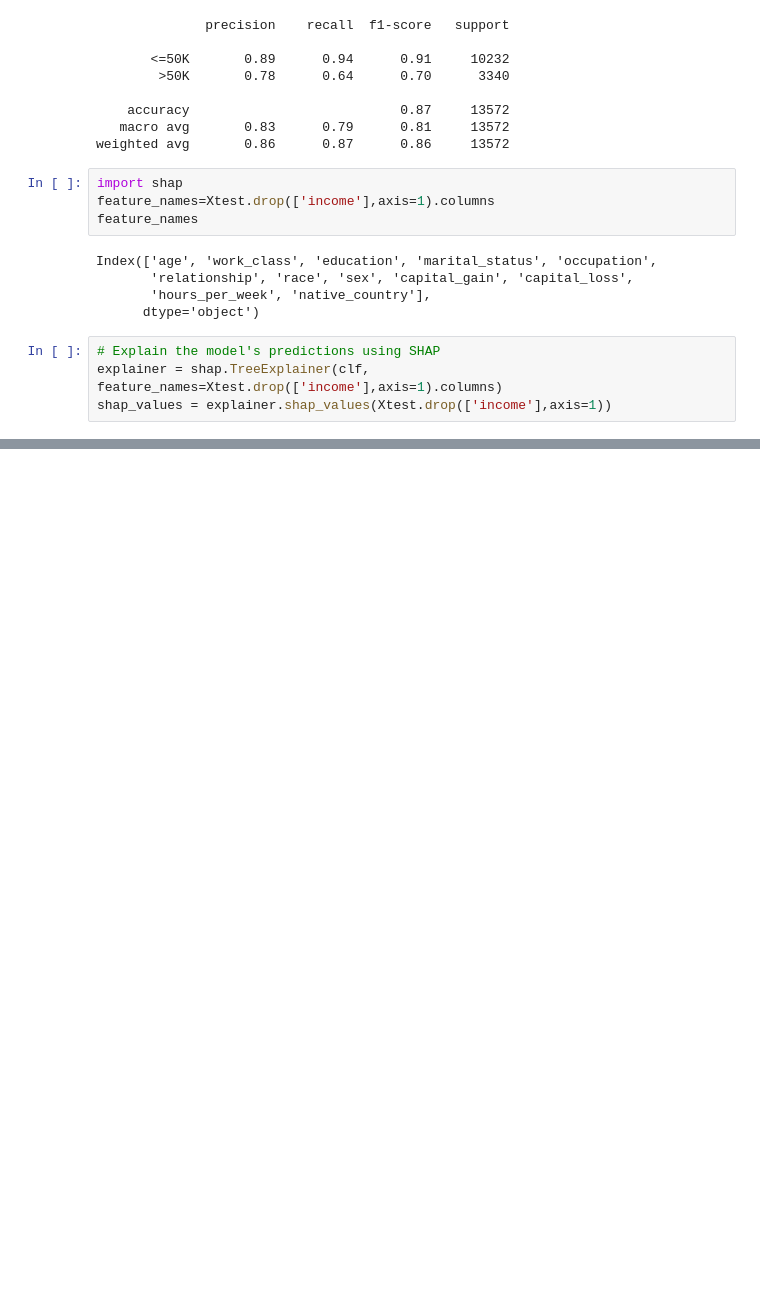
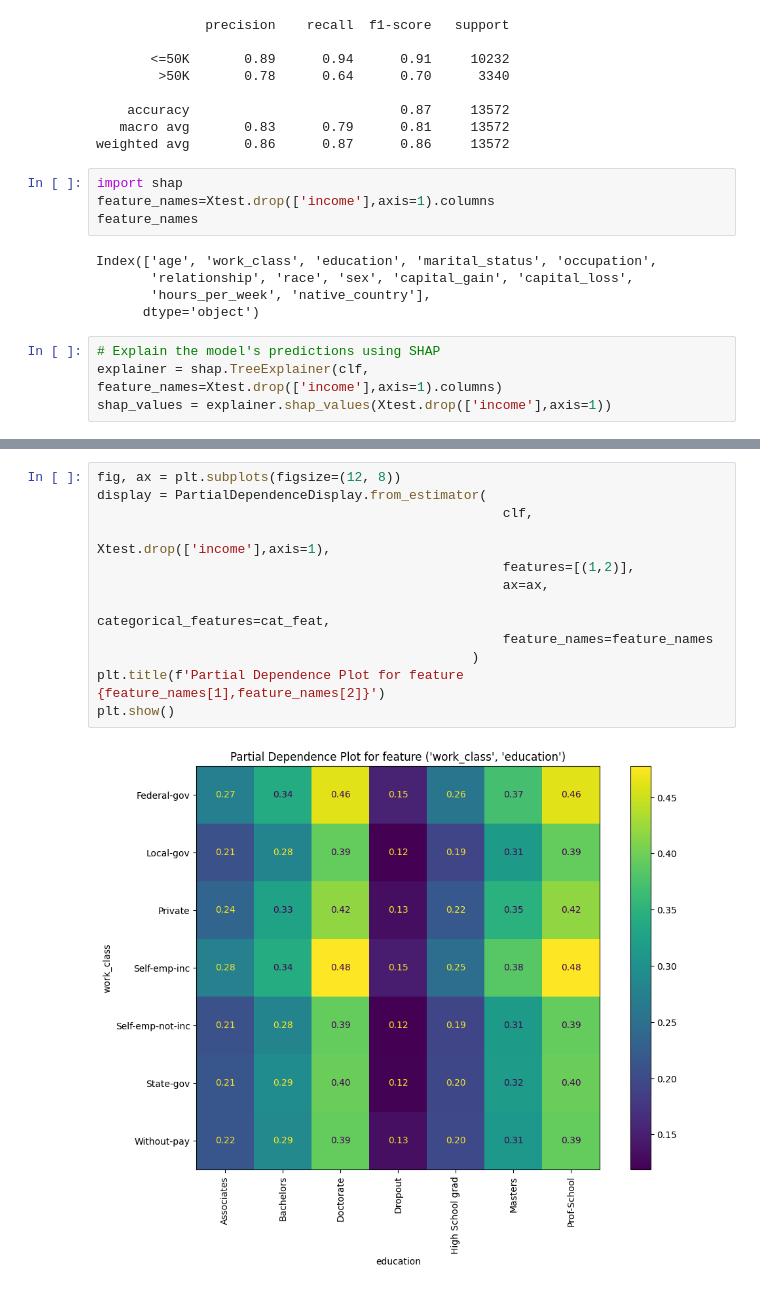
Before and after one commit to gillus/TrustworthyAI_workshop, a Jupyter notebook: notebooks/shap-explanations.ipynb, the cells around one changed output, grey strips where cells are left out. Saved outputs shown, nothing was run; the diff lists cells and outputs as text; blank space fills up the shorter version.

```diff
--- a/notebooks/shap-explanations.ipynb
+++ b/notebooks/shap-explanations.ipynb
@@ -96,0 +128,14 @@ shap.force_plot(explainer.expected_value, shap_values[0:500], feature_names=Xtes
+# %%
+fig, ax = plt.subplots(figsize=(12, 8))
+display = PartialDependenceDisplay.from_estimator(
+                                                    clf,
+                                                    Xtest.drop(['income'],axis=1),
+                                                    features=[(1,2)],
+                                                    ax=ax,
+                                                    categorical_features=cat_feat,
+                                                    feature_names=feature_names
+                                                )
+plt.title(f'Partial Dependence Plot for feature {feature_names[1],feature_names[2]}')
+plt.show()
+# %% [output]
+[figure, added]
```
Also changed, not shown: parts of 8 cells of this notebook, 2 other files.
